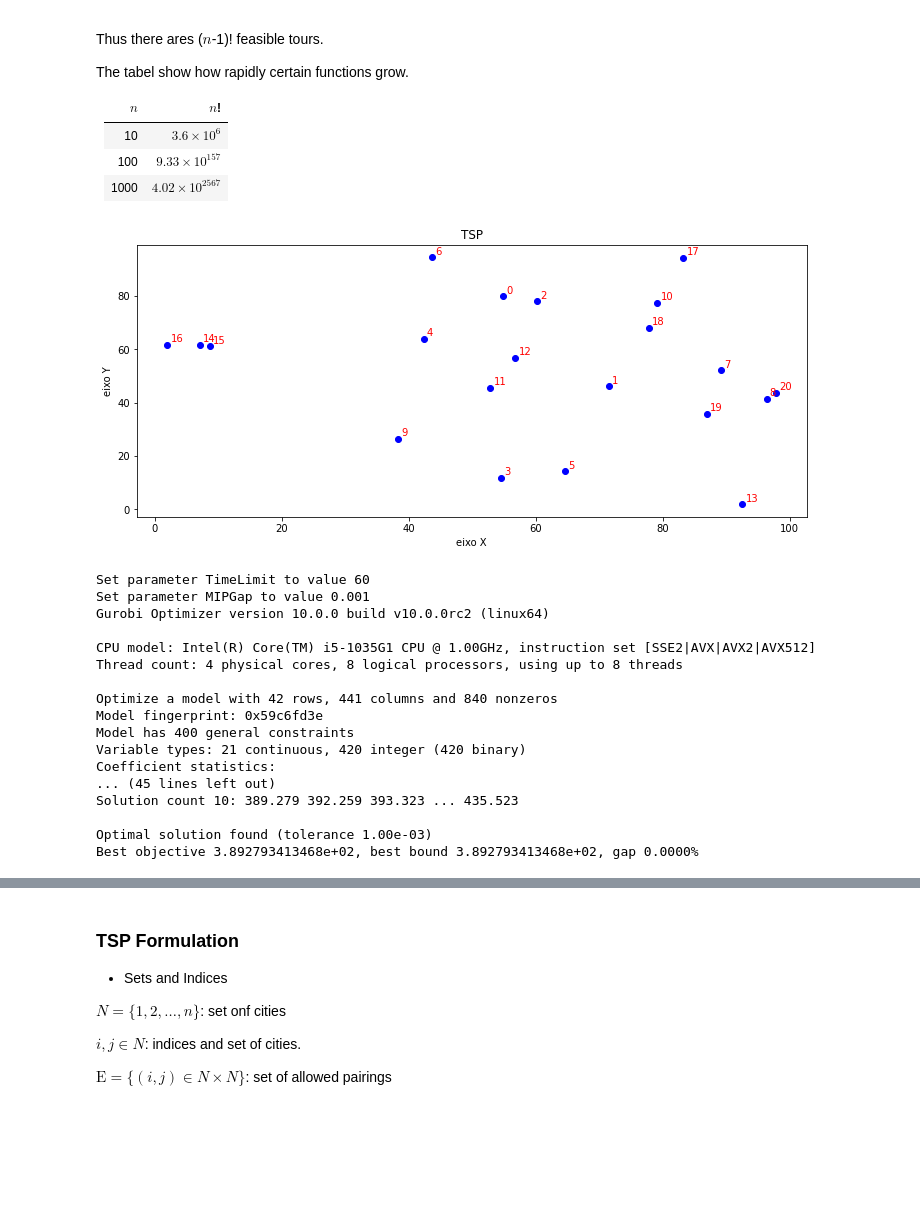
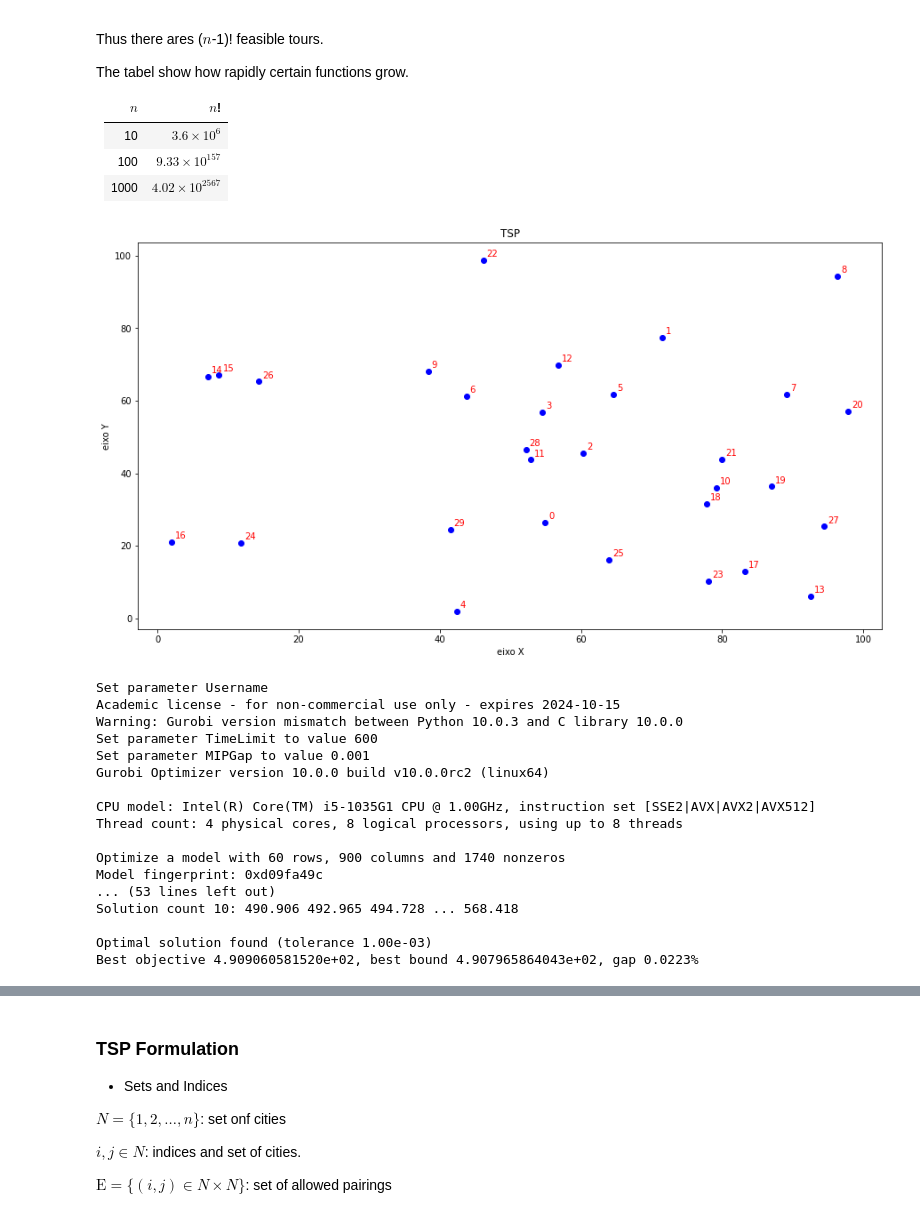
Before and after one commit to jesusossian/opt_lab, a Jupyter notebook: notebooks/tsp_intro.ipynb, the cells around one changed output, grey strips where cells are left out. Drawn from its saved outputs; the diff is of its cells as text; code cells hidden in the pictures; blank space fills up the shorter version.

```diff
--- a/notebooks/tsp_intro.ipynb
+++ b/notebooks/tsp_intro.ipynb
@@ -99,7 +99,7 @@ import numpy as np
 import matplotlib.pyplot as plt
 # %%
 # criando os vértices
-n = 21
+n = 30
 vertices = [i for i in range(n)]
 # %%
 # criando os arcos
@@ -112,19 +115,18 @@ Y = np.random.random(n) * 100
 # %%
-# distancias
-c = {(i,j): np.hypot(X[i]-X[j],Y[i]-Y[j]) for i in vertices for j in vertices if i!=j}
+# grafic
 
-plt.figure(figsize=(12,5))
+plt.figure(figsize=(15,8))
 plt.scatter(X,Y,color='blue')
 
 for n in range(len(X)):
     plt.annotate(str(n), xy=(X[n],Y[n]), xytext = (X[n]+0.5, Y[n]+1), color='red')
 
 plt.xlabel("eixo X")
 plt.ylabel("eixo Y")
 plt.title("TSP")
 plt.show()
 # %% [output]
-[figure, old version]
+[figure, new version]
 # %%
 # model
 model = gp.Model("tsp_mzt")
@@ -134,7 +136,7 @@ x = model.addVars(arcos, vtype = gp.GRB.BINARY, name = 'x')
 u = model.addVars(vertices, vtype = gp.GRB.CONTINUOUS, name = 'u')
 
 # objective
-model.setObjective(gp.quicksum(c[n] * x[n] for n in arcos), gp.GRB.MINIMIZE)
+model.setObjective(gp.quicksum(c[e] * x[e] for e in arcos), gp.GRB.MINIMIZE)
 
 # constraints
 model.addConstrs(gp.quicksum(x[i,j] for j in vertices if j!=i) == 1 for i in vertices)
@@ -148,23 +150,23 @@ model.Params.MIPGap = 0.001
 # solve
 model.optimize()
 # %% [output]
-Set parameter TimeLimit to value 60
+Set parameter Username
+Academic license - for non-commercial use only - expires 2024-10-15
+Warning: Gurobi version mismatch between Python 10.0.3 and C library 10.0.0
+Set parameter TimeLimit to value 600
 Set parameter MIPGap to value 0.001
 Gurobi Optimizer version 10.0.0 build v10.0.0rc2 (linux64)
 
 CPU model: Intel(R) Core(TM) i5-1035G1 CPU @ 1.00GHz, instruction set [SSE2|AVX|AVX2|AVX512]
 Thread count: 4 physical cores, 8 logical processors, using up to 8 threads
 
-Optimize a model with 42 rows, 441 columns and 840 nonzeros
-Model fingerprint: 0x59c6fd3e
-Model has 400 general constraints
-Variable types: 21 continuous, 420 integer (420 binary)
-Coefficient statistics:
-... (45 lines left out)
-Solution count 10: 389.279 392.259 393.323 ... 435.523
+Optimize a model with 60 rows, 900 columns and 1740 nonzeros
+Model fingerprint: 0xd09fa49c
+... (53 lines left out)
+Solution count 10: 490.906 492.965 494.728 ... 568.418
 
 Optimal solution found (tolerance 1.00e-03)
-Best objective 3.892793413468e+02, best bound 3.892793413468e+02, gap 0.0000%
+Best objective 4.909060581520e+02, best bound 4.907965864043e+02, gap 0.0223%
 # %%
 # solutions
 print("optimal:", str(round(model.objVal,2)))
```
Also changed, not shown: parts of 13 cells of this notebook, 1 other file.
